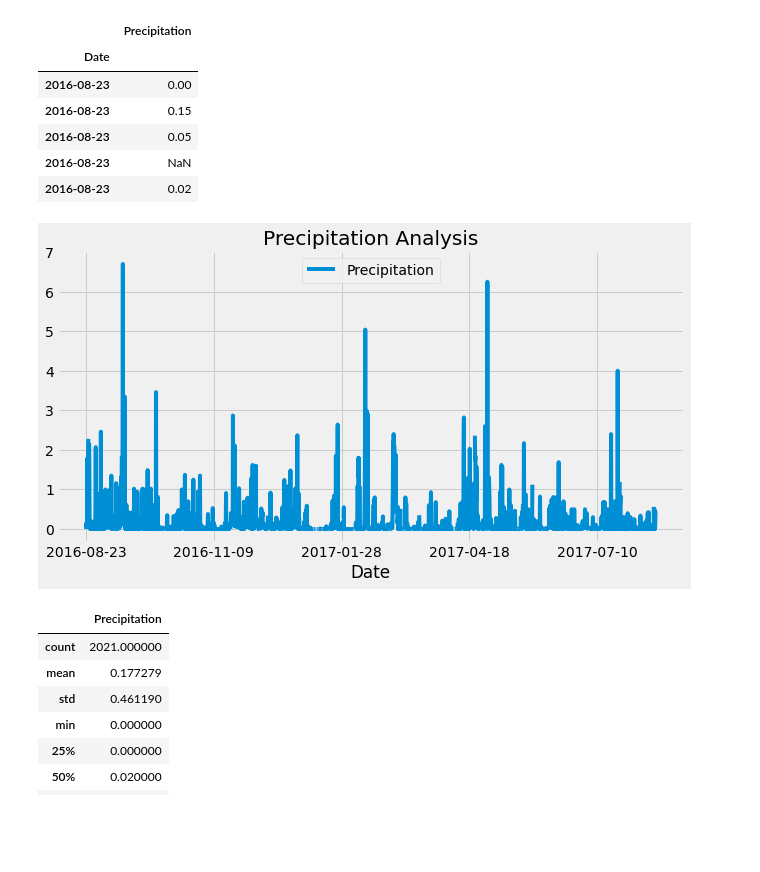
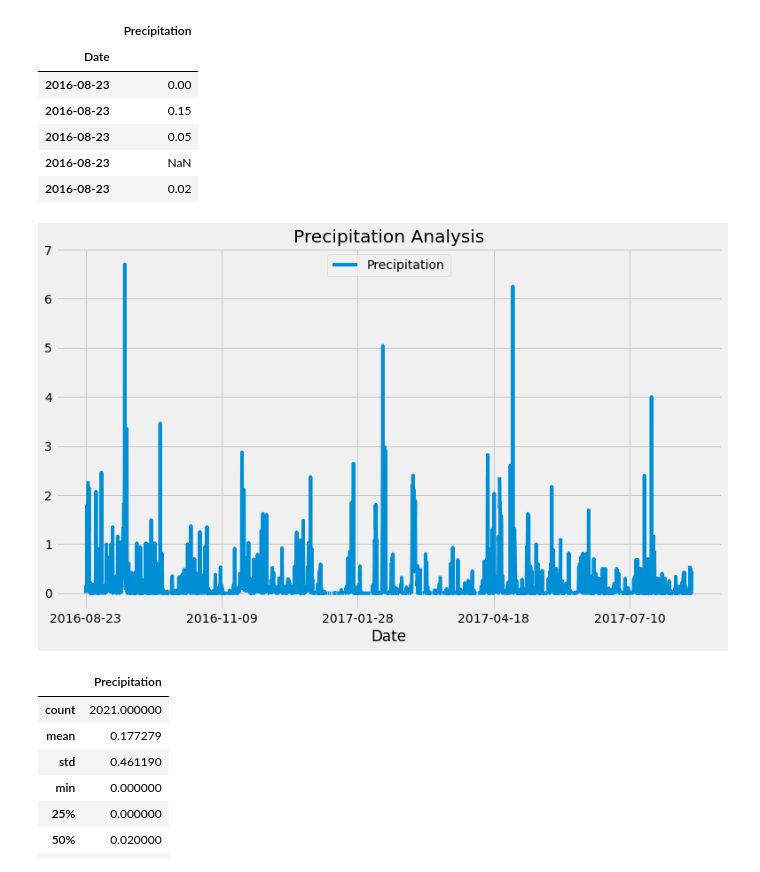
Before and after one commit to sudeshi1/sqlalchemy-challenge, a Jupyter notebook: climate_starter.ipynb, the cells around one changed output. Saved outputs shown, nothing was run; the diff lists cells and outputs as text; code cells hidden in the pictures; blank space fills up the shorter version.

```diff
--- a/climate_starter.ipynb
+++ b/climate_starter.ipynb
@@ -113,12 +113,12 @@ prcp_df.head()
 | 2016-08-23 | 0.02 |
 # %%
 # Use Pandas Plotting with Matplotlib to plot the data
-prcp_df.plot(title="Precipitation Analysis", figsize=(10,5))
+prcp_df.plot(title="Precipitation Analysis", figsize=(12,7))
 plt.legend(loc='upper center')
 plt.savefig("images/precipitation.png")
 plt.show()
 # %% [output]
-[figure, old version]
+[figure, new version]
 # %%
 # Use Pandas to calcualte the summary statistics for the precipitation data
 prcp_df.describe()
```
Also changed, not shown: parts of 2 cells of this notebook, 1 other file.
